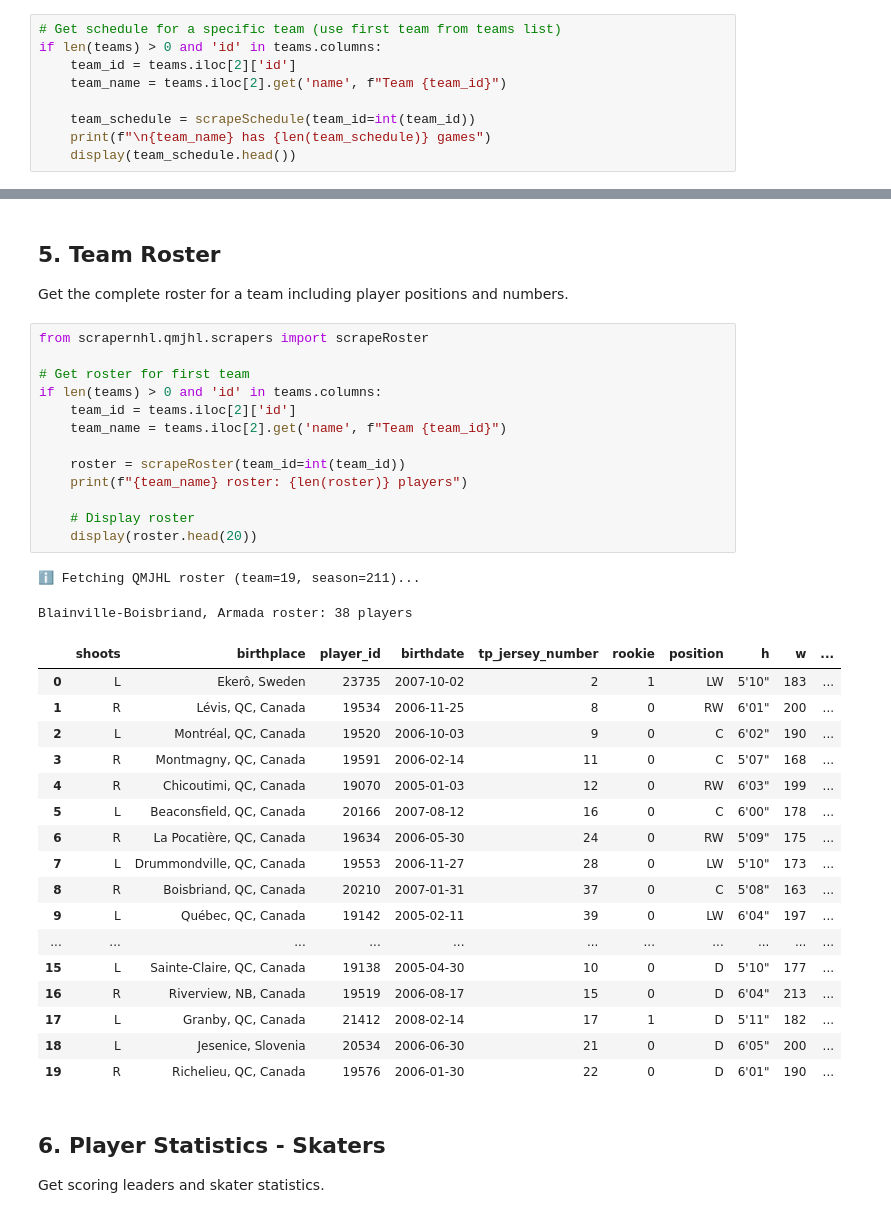
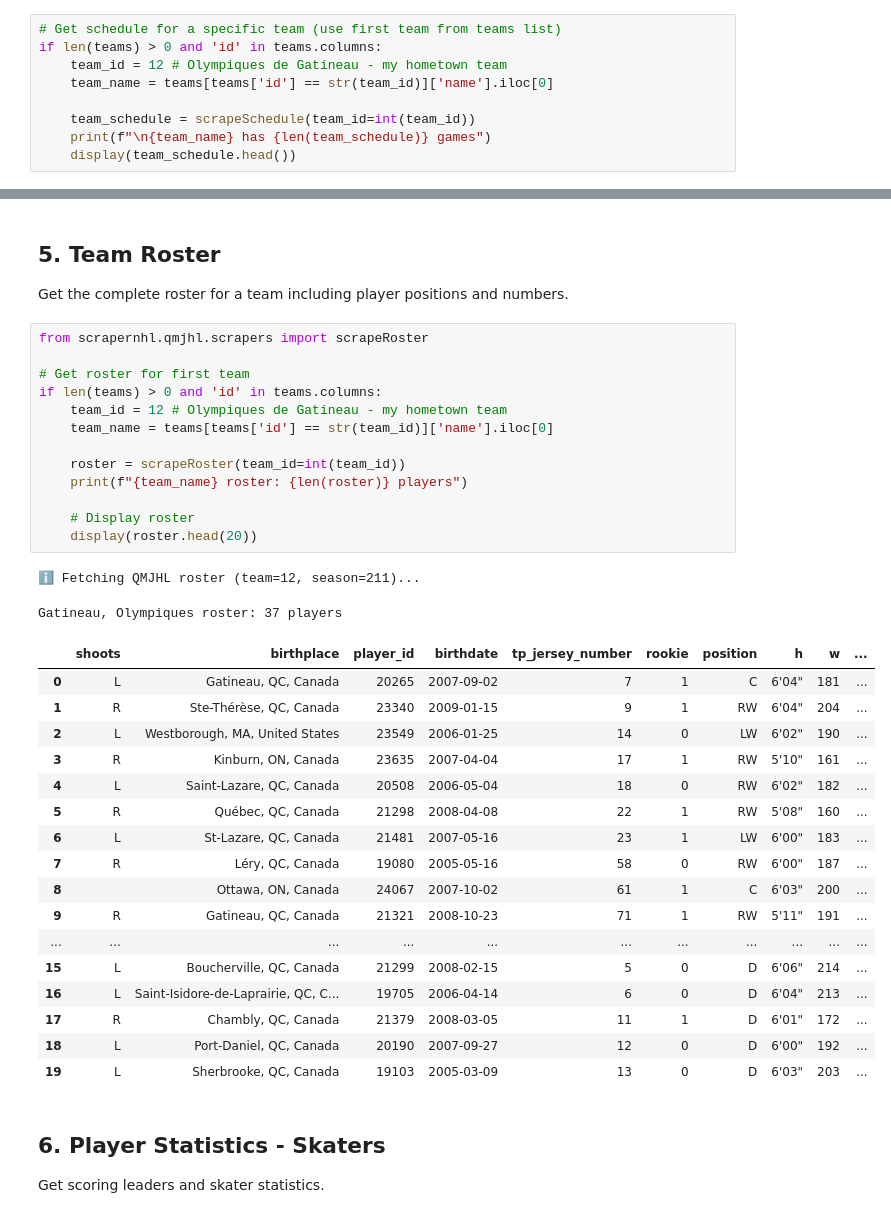
Before and after one commit to maxtixador/scrapernhl, a Jupyter notebook: notebooks/09_qmjhl_league_examples.ipynb, the cells around one changed output, grey strips where cells are left out. Saved outputs shown, nothing was run; the diff lists cells and outputs as text.

```diff
--- a/notebooks/09_qmjhl_league_examples.ipynb
+++ b/notebooks/09_qmjhl_league_examples.ipynb
@@ -106,8 +98,8 @@ Total games in schedule: 578
 # %%
 # Get schedule for a specific team (use first team from teams list)
 if len(teams) > 0 and 'id' in teams.columns:
-    team_id = teams.iloc[2]['id']
-    team_name = teams.iloc[2].get('name', f"Team {team_id}")
+    team_id = 12 # Olympiques de Gatineau - my hometown team
+    team_name = teams[teams['id'] == str(team_id)]['name'].iloc[0]
 
     team_schedule = scrapeSchedule(team_id=int(team_id))
     print(f"\n{team_name} has {len(team_schedule)} games")
@@ -178,36 +169,36 @@ Get the complete roster for a team including player positions and numbers.
 # %%
 from scrapernhl.qmjhl.scrapers import scrapeRoster
 
 # Get roster for first team
 if len(teams) > 0 and 'id' in teams.columns:
-    team_id = teams.iloc[2]['id']
-    team_name = teams.iloc[2].get('name', f"Team {team_id}")
+    team_id = 12 # Olympiques de Gatineau - my hometown team
+    team_name = teams[teams['id'] == str(team_id)]['name'].iloc[0]
 
     roster = scrapeRoster(team_id=int(team_id))
     print(f"{team_name} roster: {len(roster)} players")
 
     # Display roster
     display(roster.head(20))
 # %% [output]
-ℹ Fetching QMJHL roster (team=19, season=211)...
+ℹ Fetching QMJHL roster (team=12, season=211)...
-Blainville-Boisbriand, Armada roster: 38 players
+Gatineau, Olympiques roster: 37 players
 |  | shoots | birthplace | player_id | birthdate | tp_jersey_number | rookie | position | h | w | ... |
-| 0 | L | Ekerô, Sweden | 23735 | 2007-10-02 | 2 | 1 | LW | 5'10" | 183 | ... |
-| 1 | R | Lévis, QC, Canada | 19534 | 2006-11-25 | 8 | 0 | RW | 6'01" | 200 | ... |
-| 2 | L | Montréal, QC, Canada | 19520 | 2006-10-03 | 9 | 0 | C | 6'02" | 190 | ... |
-| 3 | R | Montmagny, QC, Canada | 19591 | 2006-02-14 | 11 | 0 | C | 5'07" | 168 | ... |
-| 4 | R | Chicoutimi, QC, Canada | 19070 | 2005-01-03 | 12 | 0 | RW | 6'03" | 199 | ... |
-| 5 | L | Beaconsfield, QC, Canada | 20166 | 2007-08-12 | 16 | 0 | C | 6'00" | 178 | ... |
-| 6 | R | La Pocatière, QC, Canada | 19634 | 2006-05-30 | 24 | 0 | RW | 5'09" | 175 | ... |
-| 7 | L | Drummondville, QC, Canada | 19553 | 2006-11-27 | 28 | 0 | LW | 5'10" | 173 | ... |
-| 8 | R | Boisbriand, QC, Canada | 20210 | 2007-01-31 | 37 | 0 | C | 5'08" | 163 | ... |
-| 9 | L | Québec, QC, Canada | 19142 | 2005-02-11 | 39 | 0 | LW | 6'04" | 197 | ... |
+| 0 | L | Gatineau, QC, Canada | 20265 | 2007-09-02 | 7 | 1 | C | 6'04" | 181 | ... |
+| 1 | R | Ste-Thérèse, QC, Canada | 23340 | 2009-01-15 | 9 | 1 | RW | 6'04" | 204 | ... |
+| 2 | L | Westborough, MA, United States | 23549 | 2006-01-25 | 14 | 0 | LW | 6'02" | 190 | ... |
+| 3 | R | Kinburn, ON, Canada | 23635 | 2007-04-04 | 17 | 1 | RW | 5'10" | 161 | ... |
+| 4 | L | Saint-Lazare, QC, Canada | 20508 | 2006-05-04 | 18 | 0 | RW | 6'02" | 182 | ... |
+| 5 | R | Québec, QC, Canada | 21298 | 2008-04-08 | 22 | 1 | RW | 5'08" | 160 | ... |
+| 6 | L | St-Lazare, QC, Canada | 21481 | 2007-05-16 | 23 | 1 | LW | 6'00" | 183 | ... |
+| 7 | R | Léry, QC, Canada | 19080 | 2005-05-16 | 58 | 0 | RW | 6'00" | 187 | ... |
+| 8 |  | Ottawa, ON, Canada | 24067 | 2007-10-02 | 61 | 1 | C | 6'03" | 200 | ... |
+| 9 | R | Gatineau, QC, Canada | 21321 | 2008-10-23 | 71 | 1 | RW | 5'11" | 191 | ... |
 | ... | ... | ... | ... | ... | ... | ... | ... | ... | ... | ... |
-| 15 | L | Sainte-Claire, QC, Canada | 19138 | 2005-04-30 | 10 | 0 | D | 5'10" | 177 | ... |
-| 16 | R | Riverview, NB, Canada | 19519 | 2006-08-17 | 15 | 0 | D | 6'04" | 213 | ... |
-| 17 | L | Granby, QC, Canada | 21412 | 2008-02-14 | 17 | 1 | D | 5'11" | 182 | ... |
-| 18 | L | Jesenice, Slovenia | 20534 | 2006-06-30 | 21 | 0 | D | 6'05" | 200 | ... |
-| 19 | R | Richelieu, QC, Canada | 19576 | 2006-01-30 | 22 | 0 | D | 6'01" | 190 | ... |
+| 15 | L | Boucherville, QC, Canada | 21299 | 2008-02-15 | 5 | 0 | D | 6'06" | 214 | ... |
+| 16 | L | Saint-Isidore-de-Laprairie, QC, C... | 19705 | 2006-04-14 | 6 | 0 | D | 6'04" | 213 | ... |
+| 17 | R | Chambly, QC, Canada | 21379 | 2008-03-05 | 11 | 1 | D | 6'01" | 172 | ... |
+| 18 | L | Port-Daniel, QC, Canada | 20190 | 2007-09-27 | 12 | 0 | D | 6'00" | 192 | ... |
+| 19 | L | Sherbrooke, QC, Canada | 19103 | 2005-03-09 | 13 | 0 | D | 6'03" | 203 | ... |
 # %% [markdown]
 ## 6. Player Statistics - Skaters
 
```
Also changed, not shown: parts of 8 cells of this notebook, 15 other files.
